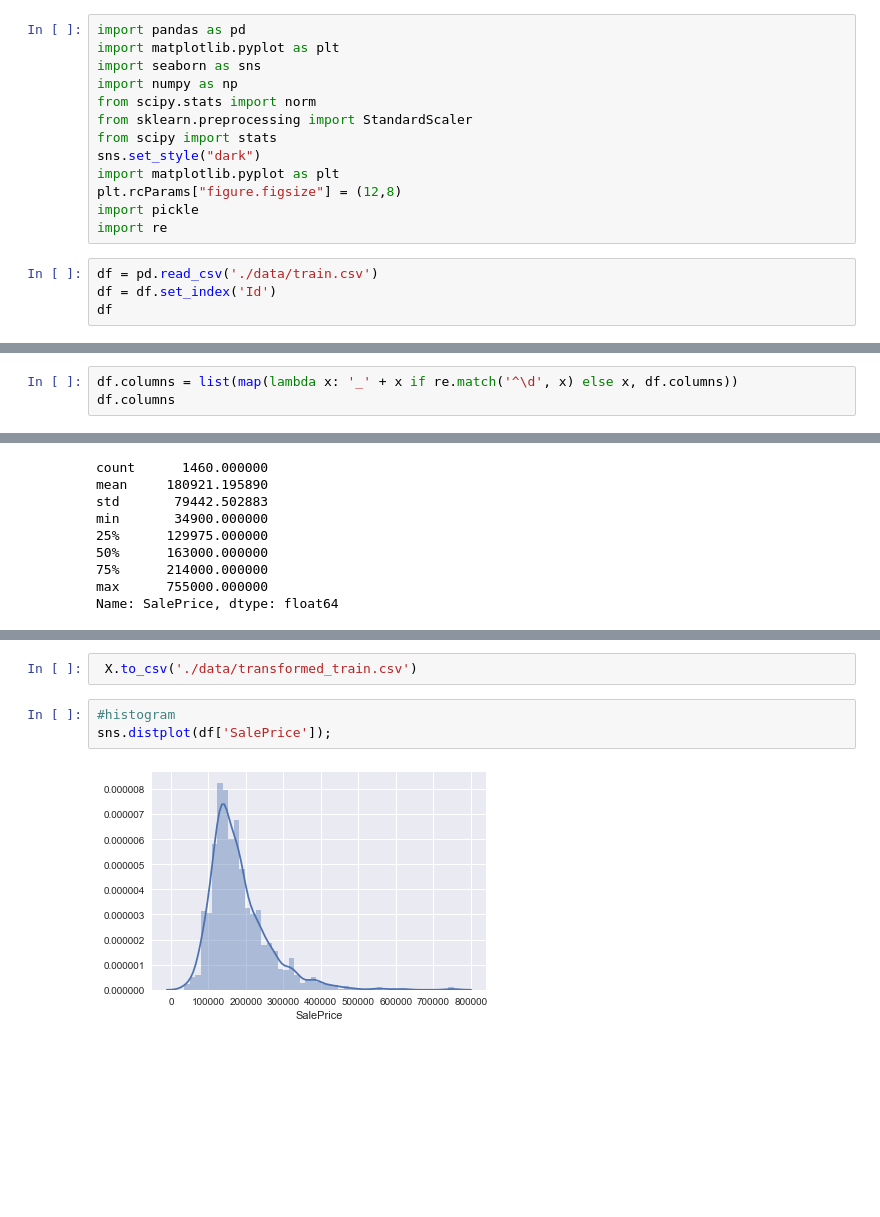
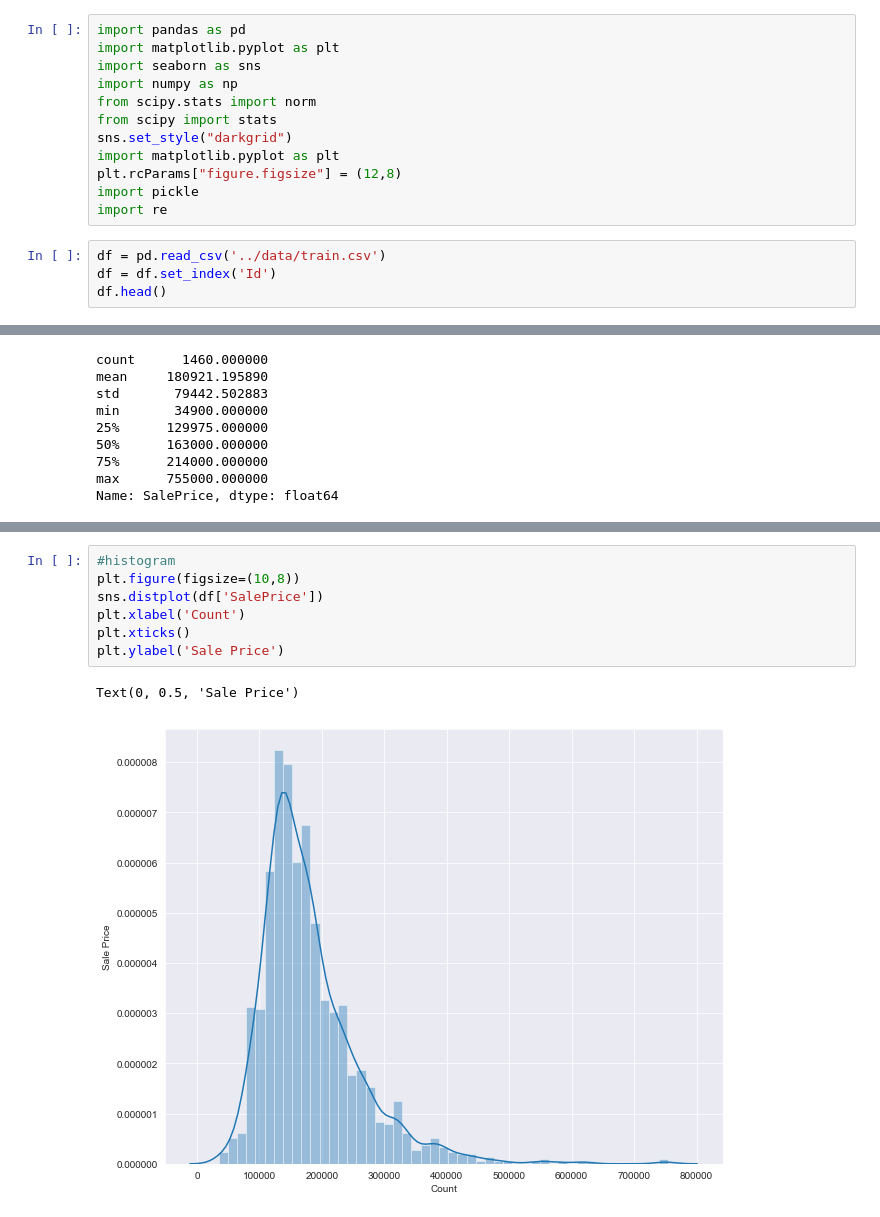
Before and after one commit to cchen17/machine-learning_house-prices, a Jupyter notebook: denise/EDA_Preprocessing.ipynb, the cells around one changed output, grey strips where cells are left out. Drawn from its saved outputs; the diff is of its cells as text; blank space fills up the shorter version.

Commit message:
Data Vis

```diff
--- a/denise/EDA_Preprocessing.ipynb
+++ b/denise/EDA_Preprocessing.ipynb
@@ -6,17 +6,16 @@ import matplotlib.pyplot as plt
 import seaborn as sns
 import numpy as np
 from scipy.stats import norm
-from sklearn.preprocessing import StandardScaler
 from scipy import stats
-sns.set_style("dark")
+sns.set_style("darkgrid")
 import matplotlib.pyplot as plt
 plt.rcParams["figure.figsize"] = (12,8)
 import pickle
 import re
 # %%
-df = pd.read_csv('./data/train.csv')
+df = pd.read_csv('../data/train.csv')
 df = df.set_index('Id')
-df
+df.head()
 # %% [output]
 |  | MSSubClass | MSZoning | LotFrontage | LotArea | Street | Alley | LotShape | LandContour | Utilities | ... |
 | Id |  |  |  |  |  |  |  |  |  | ... |
@@ -43,3 +27,0 @@ df
-# %%
-df.columns = list(map(lambda x: '_' + x if re.match('^\d', x) else x, df.columns))
-df.columns
@@ -277,10 +65,13 @@ X
-# %%
- X.to_csv('./data/transformed_train.csv')
 # %%
 #histogram
-sns.distplot(df['SalePrice']);
+plt.figure(figsize=(10,8))
+sns.distplot(df['SalePrice'])
+plt.xlabel('Count')
+plt.xticks()
+plt.ylabel('Sale Price')
 # %% [output]
+Text(0, 0.5, 'Sale Price')
-[figure, old version]
+[figure, new version]
 # %%
 #scatter plot grlivarea/saleprice
 var = 'GrLivArea'
```
Also changed, not shown: parts of 24 cells of this notebook, 3 other files.
